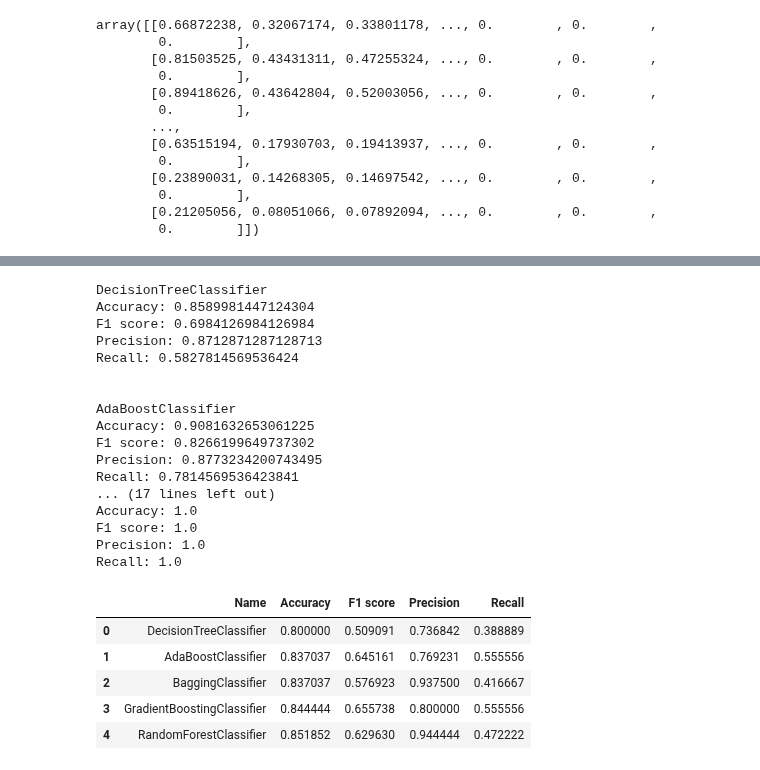
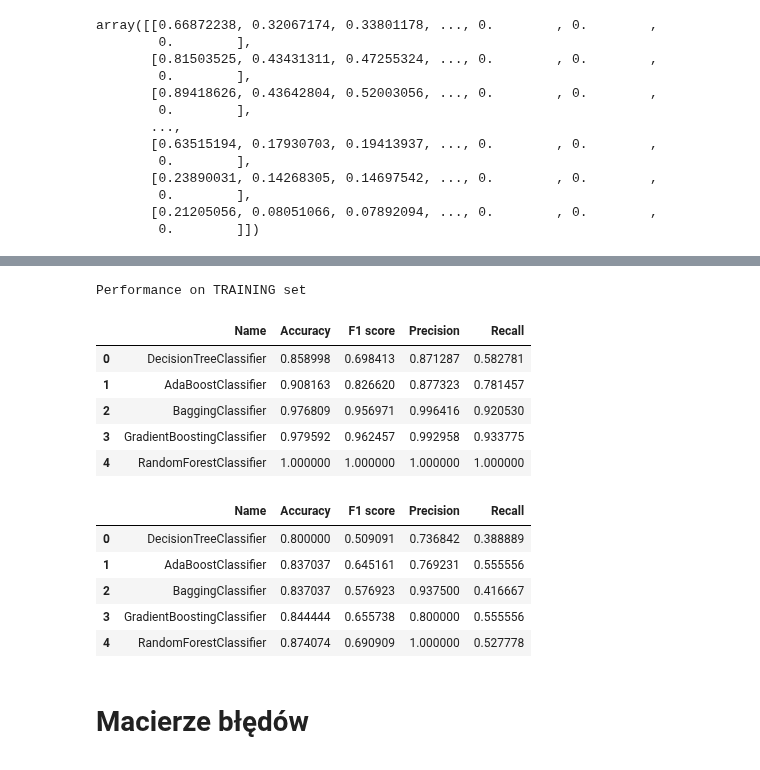
Before and after one commit to marek-lechowicz/radiomika_pd, a Jupyter notebook: tree_classifier.ipynb, the cells around one changed output, grey strips where cells are left out. Cells and saved outputs as stored; diff of their text form; code cells hidden in the pictures.

```diff
--- a/tree_classifier.ipynb
+++ b/tree_classifier.ipynb
@@ -42,7 +42,7 @@ tree = DecisionTreeClassifier(random_state=random_state, max_depth=100, min_samp
 ada = AdaBoostClassifier(random_state=random_state)
 bagging = BaggingClassifier(random_state=random_state)
 boost = GradientBoostingClassifier(random_state=random_state)
-forest = RandomForestClassifier(random_state=random_state)
+forest = RandomForestClassifier(random_state=random_state, criterion='entropy')
 
 clfs = [tree, ada, bagging, boost, forest]
 for clf in clfs:
@@ -61,63 +56,56 @@ Tree depth:  9
 # %%
-from sklearn.metrics import accuracy_score, f1_score, precision_score, recall_score
+from sklearn.metrics import accuracy_score, f1_score, precision_score, recall_score, confusion_matrix, ConfusionMatrixDisplay
+y_pred = clf.predict(X_train)
 
+results = {'Name': [], 'Accuracy': [], 'F1 score': [], 'Precision': [], 'Recall': []}
+ys_pred = {}
+
+for clf, name in zip(clfs, clfs_names):
+    y_pred = clf.predict(X_train)
+    ys_pred[name] = y_pred
+    results['Name'].append(name)
+    results['Accuracy'].append(accuracy_score(y_train, y_pred))
+    results['F1 score'].append(f1_score(y_train, y_pred))
+    results['Precision'].append(precision_score(y_train, y_pred))
+    results['Recall'].append(recall_score(y_train, y_pred))
+
+results_df = pd.DataFrame(results)
 print("Performance on TRAINING set")
-for clf, name in zip(clfs, clfs_names):
-    y_pred_train = clf.predict(X_train)
-    print(f"\n\n{name}")
-    print("Accuracy:", accuracy_score(y_train, y_pred_train))
-    print("F1 score:", f1_score(y_train, y_pred_train))
-    print("Precision:", precision_score(y_train, y_pred_train))
-    print("Recall:", recall_score(y_train, y_pred_train))
+results_df.head(len(clfs_names))
 # %% [output]
-DecisionTreeClassifier
-Accuracy: 0.8589981447124304
-F1 score: 0.6984126984126984
-Precision: 0.8712871287128713
-Recall: 0.5827814569536424
-
-
-AdaBoostClassifier
-Accuracy: 0.9081632653061225
-F1 score: 0.8266199649737302
-Precision: 0.8773234200743495
-Recall: 0.7814569536423841
-... (17 lines left out)
-Accuracy: 1.0
-F1 score: 1.0
-Precision: 1.0
-Recall: 1.0
+Performance on TRAINING set
+|  | Name | Accuracy | F1 score | Precision | Recall |
+| 0 | DecisionTreeClassifier | 0.858998 | 0.698413 | 0.871287 | 0.582781 |
+| 1 | AdaBoostClassifier | 0.908163 | 0.826620 | 0.877323 | 0.781457 |
+| 2 | BaggingClassifier | 0.976809 | 0.956971 | 0.996416 | 0.920530 |
+| 3 | GradientBoostingClassifier | 0.979592 | 0.962457 | 0.992958 | 0.933775 |
+| 4 | RandomForestClassifier | 1.000000 | 1.000000 | 1.000000 | 1.000000 |
 # %%
-from sklearn.metrics import accuracy_score, f1_score, precision_score, recall_score, confusion_matrix, ConfusionMatrixDisplay
 y_pred = clf.predict(X_val)
 
-data = {'Name': [], 'Accuracy': [], 'F1 score': [], 'Precision': [], 'Recall': []}
+results = {'Name': [], 'Accuracy': [], 'F1 score': [], 'Precision': [], 'Recall': []}
 ys_pred = {}
 
 for clf, name in zip(clfs, clfs_names):
     y_pred = clf.predict(X_val)
     ys_pred[name] = y_pred
-    data['Name'].append(name)
-    data['Accuracy'].append(accuracy_score(y_val, y_pred))
-    data['F1 score'].append(f1_score(y_val, y_pred))
-    data['Precision'].append(precision_score(y_val, y_pred))
-    data['Recall'].append(recall_score(y_val, y_pred))
+    results['Name'].append(name)
+    results['Accuracy'].append(accuracy_score(y_val, y_pred))
+    results['F1 score'].append(f1_score(y_val, y_pred))
+    results['Precision'].append(precision_score(y_val, y_pred))
+    results['Recall'].append(recall_score(y_val, y_pred))
 
-    # print(f"\n{name}")
-    # print("Accuracy:", accuracy_score(y_val, y_pred))
-    # print("F1 score:", f1_score(y_val, y_pred))
-    # print("Precision:", precision_score(y_val, y_pred))
-    # print("Recall:", recall_score(y_val, y_pred))
-
-df = pd.DataFrame(data)
-df.head(len(clfs_names))
+results_df = pd.DataFrame(results)
+results_df.head(len(clfs_names))
 # %% [output]
 |  | Name | Accuracy | F1 score | Precision | Recall |
 | 0 | DecisionTreeClassifier | 0.800000 | 0.509091 | 0.736842 | 0.388889 |
 | 1 | AdaBoostClassifier | 0.837037 | 0.645161 | 0.769231 | 0.555556 |
 | 2 | BaggingClassifier | 0.837037 | 0.576923 | 0.937500 | 0.416667 |
 | 3 | GradientBoostingClassifier | 0.844444 | 0.655738 | 0.800000 | 0.555556 |
-| 4 | RandomForestClassifier | 0.851852 | 0.629630 | 0.944444 | 0.472222 |
+| 4 | RandomForestClassifier | 0.874074 | 0.690909 | 1.000000 | 0.527778 |
+# %% [markdown]
+# Macierze błędów
 # %%
 for clf, name in zip(clfs, clfs_names):
     y_pred = ys_pred[name]
```
Also changed, not shown: parts of 11 cells of this notebook.
